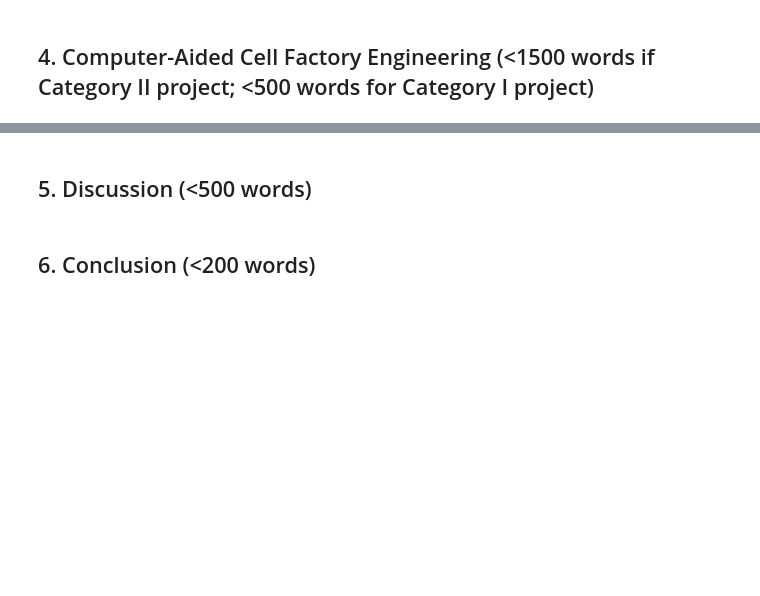
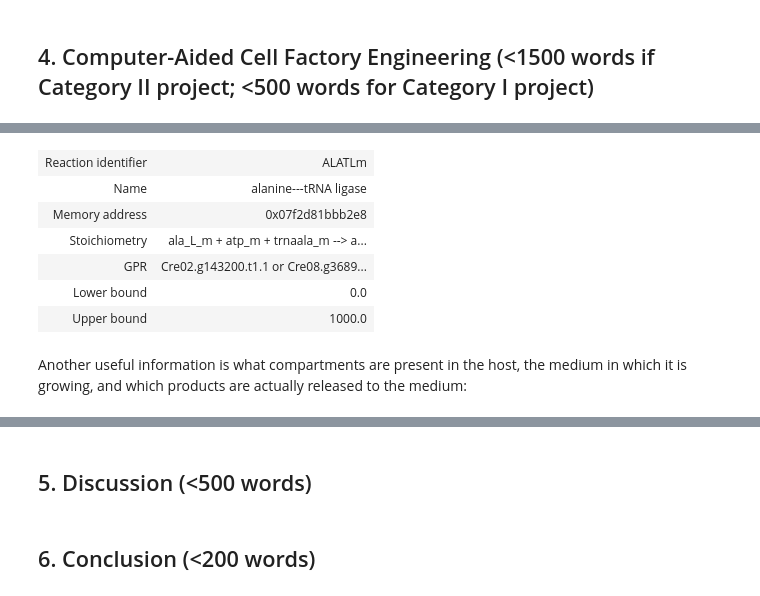
Before and after one commit to elena-krismer/27410-2020-group-project-group12-c-reinhardtii, a Jupyter notebook: Report.ipynb, the cells around one changed output, grey strips where cells are left out. Drawn from its saved outputs; the diff is of its cells as text; code cells hidden in the pictures; blank space fills up the shorter version.

```diff
--- a/Report.ipynb
+++ b/Report.ipynb
@@ -180,0 +149,12 @@ api.design(product='linoleic_c')
+# %%
+model.reactions.ALATLm
+# %% [output]
+| Reaction identifier | ALATLm |
+| Name | alanine---tRNA ligase |
+| Memory address | 0x07f2d81bbb2e8 |
+| Stoichiometry | ala_L_m + atp_m + trnaala_m --> a... |
+| GPR | Cre02.g143200.t1.1 or Cre08.g3689... |
+| Lower bound | 0.0 |
+| Upper bound | 1000.0 |
+# %% [markdown]
+Another useful information is what compartments are present in the host, the medium in which it is growing, and which products are actually released to the medium:
```
Also changed, not shown: parts of 36 cells of this notebook.
